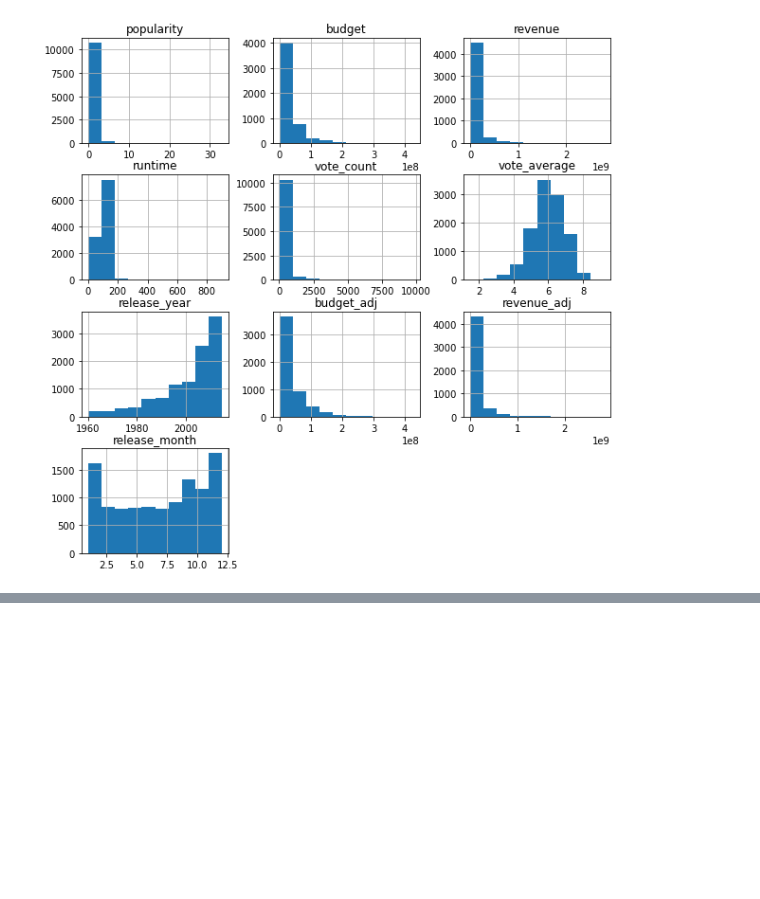
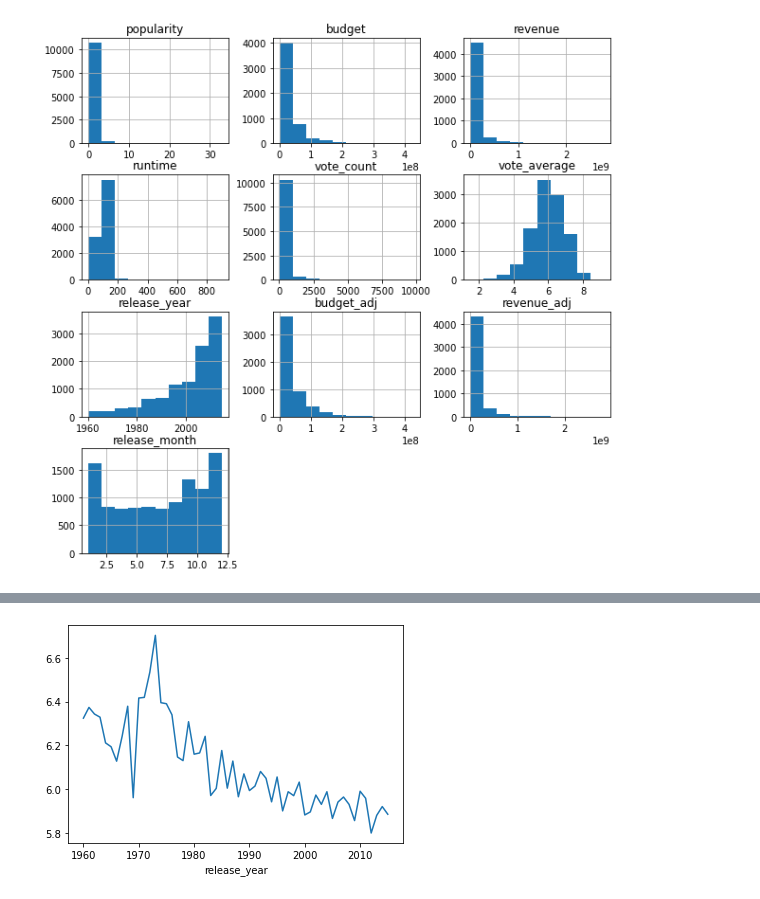
Before and after one commit to KaoriMI/Project_Investigate_a_Dataset, a Jupyter notebook: playground.ipynb, the cells around one changed output, grey strips where cells are left out. Cells and saved outputs as stored; diff of their text form; code cells hidden in the pictures; blank space fills up the shorter version.

```diff
--- a/playground.ipynb
+++ b/playground.ipynb
@@ -175,0 +204,4 @@ df.describe()
+# %%
+df.groupby('release_year').mean().vote_average.plot();
+# %% [output]
+[figure, added]
```
Also changed, not shown: parts of 15 cells of this notebook, 1 other file.
